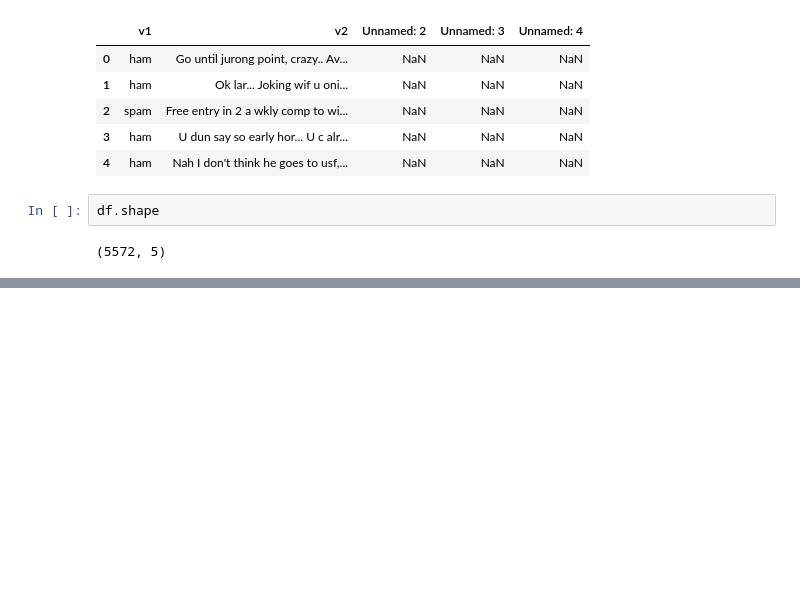
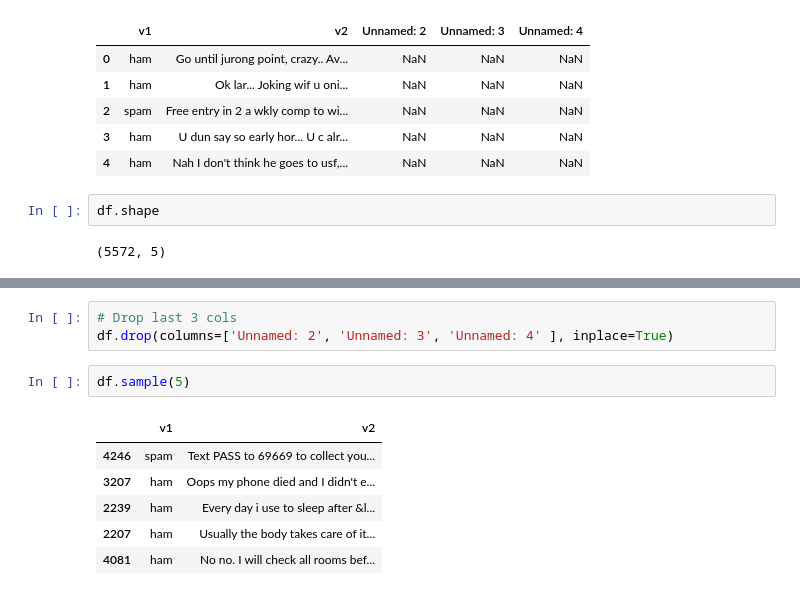
Before and after one commit to Namitt/Email_SMS_Spam_Detection, a Jupyter notebook: Email_SMS_Spam_Detection.ipynb, the cells around one changed output, grey strips where cells are left out. Drawn from its saved outputs; the diff is of its cells as text; blank space fills up the shorter version.

```diff
--- a/Email_SMS_Spam_Detection.ipynb
+++ b/Email_SMS_Spam_Detection.ipynb
@@ -18,0 +36,12 @@ df.shape
+# %%
+# Drop last 3 cols
+df.drop(columns=['Unnamed: 2', 'Unnamed: 3', 'Unnamed: 4' ], inplace=True)
+# %%
+df.sample(5)
+# %% [output]
+|  | v1 | v2 |
+| 4246 | spam | Text PASS to 69669 to collect you... |
+| 3207 | ham | Oops my phone died and I didn't e... |
+| 2239 | ham | Every day i use to sleep after &l... |
+| 2207 | ham | Usually the body takes care of it... |
+| 4081 | ham | No no. I will check all rooms bef... |
```
Also changed, not shown: parts of 11 cells of this notebook.
